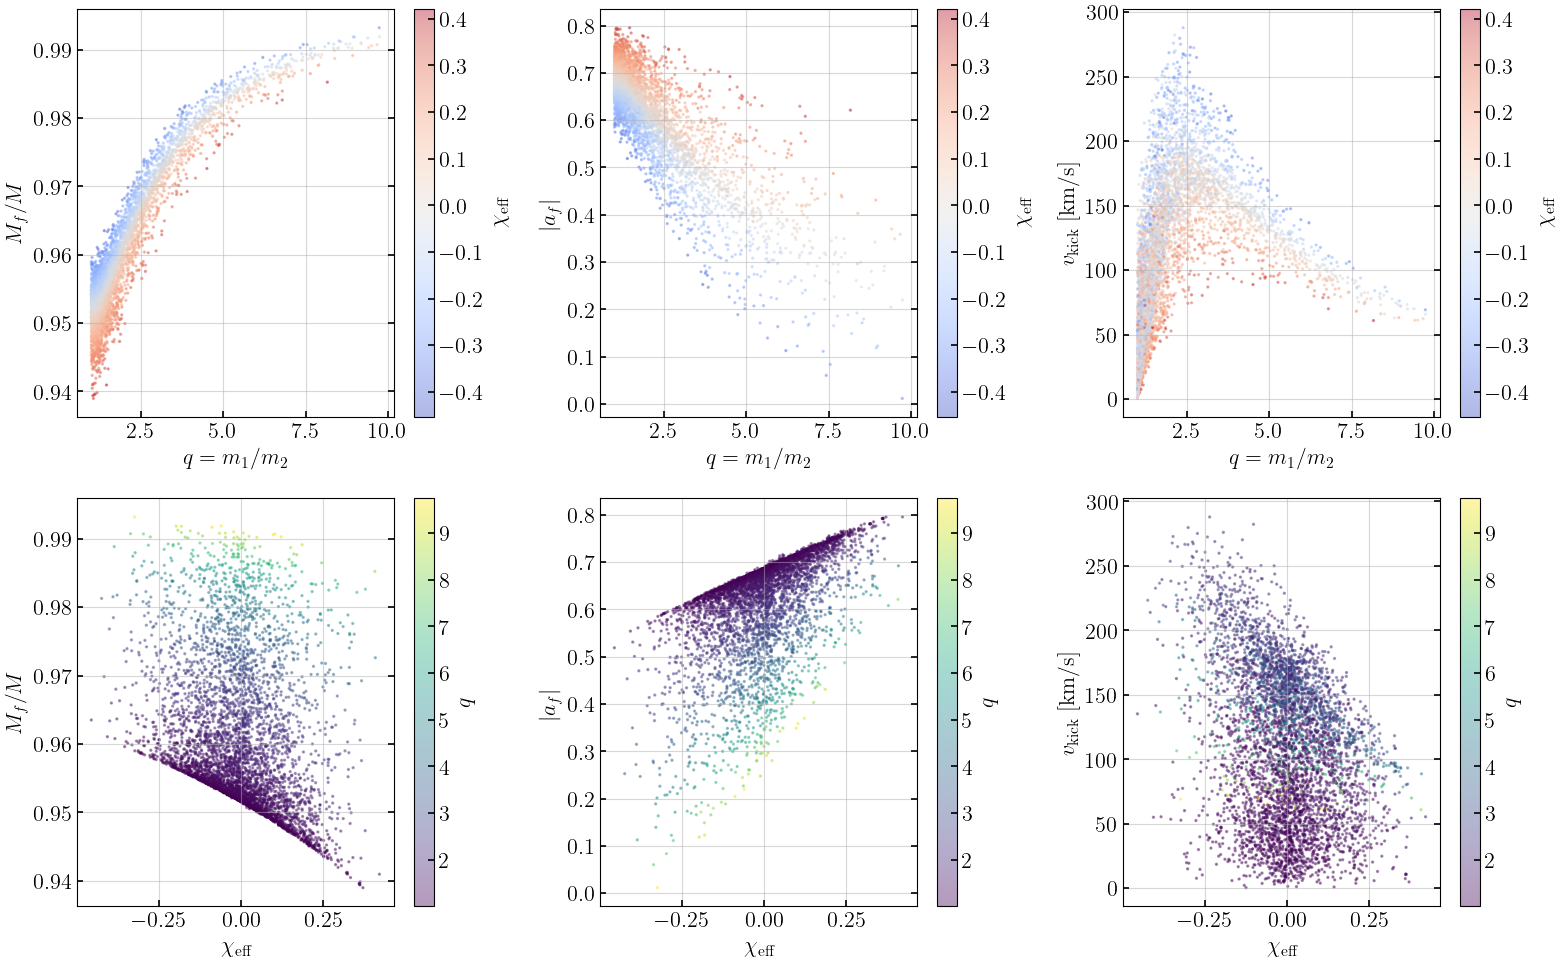
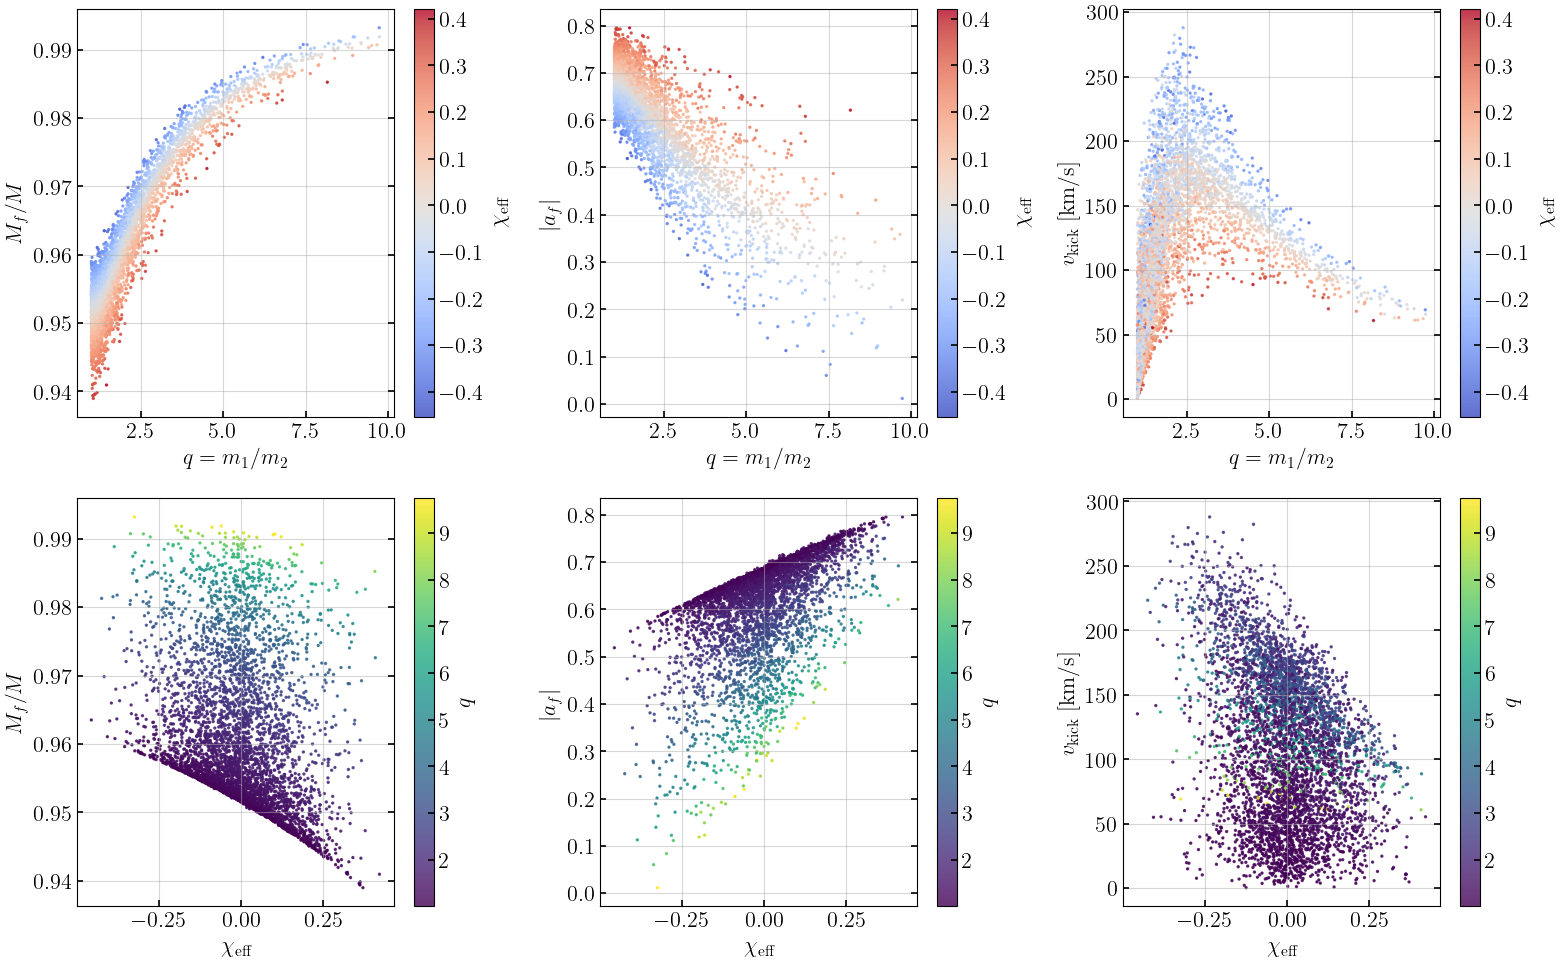
Code edit (unified diff) that turned the first committed figure into the second:
--- before
+++ after
@@ -8,15 +8,15 @@
 
 # --- Top row: color by chi_eff ---
-sc0 = axes[0, 0].scatter(q, Mf_frac, c=chi_eff_vals, s=2, alpha=0.4, cmap='coolwarm')
+sc0 = axes[0, 0].scatter(q, Mf_frac, c=chi_eff_vals, s=2, alpha=0.8, cmap='coolwarm')
 axes[0, 0].set_xlabel(r'$q = m_1/m_2$')
 axes[0, 0].set_ylabel(r'$M_f / M$')
 plt.colorbar(sc0, ax=axes[0, 0], label=r'$\chi_{\rm eff}$')
 
-sc1 = axes[0, 1].scatter(q, af_abs, c=chi_eff_vals, s=2, alpha=0.4, cmap='coolwarm')
+sc1 = axes[0, 1].scatter(q, af_abs, c=chi_eff_vals, s=2, alpha=0.8, cmap='coolwarm')
 axes[0, 1].set_xlabel(r'$q = m_1/m_2$')
 axes[0, 1].set_ylabel(r'$|a_f|$')
 plt.colorbar(sc1, ax=axes[0, 1], label=r'$\chi_{\rm eff}$')
 
-sc2 = axes[0, 2].scatter(q, vk, c=chi_eff_vals, s=2, alpha=0.4, cmap='coolwarm')
+sc2 = axes[0, 2].scatter(q, vk, c=chi_eff_vals, s=2, alpha=0.8, cmap='coolwarm')
 axes[0, 2].set_xlabel(r'$q = m_1/m_2$')
 axes[0, 2].set_ylabel(r'$v_{\rm kick}\;[{\rm km/s}]$')
@@ -24,15 +24,15 @@
 
 # --- Bottom row: color by q ---
-sc3 = axes[1, 0].scatter(chi_eff_vals, Mf_frac, c=q, s=2, alpha=0.4, cmap='viridis')
+sc3 = axes[1, 0].scatter(chi_eff_vals, Mf_frac, c=q, s=2, alpha=0.8, cmap='viridis')
 axes[1, 0].set_xlabel(r'$\chi_{\rm eff}$')
 axes[1, 0].set_ylabel(r'$M_f / M$')
 plt.colorbar(sc3, ax=axes[1, 0], label=r'$q$')
 
-sc4 = axes[1, 1].scatter(chi_eff_vals, af_abs, c=q, s=2, alpha=0.4, cmap='viridis')
+sc4 = axes[1, 1].scatter(chi_eff_vals, af_abs, c=q, s=2, alpha=0.8, cmap='viridis')
 axes[1, 1].set_xlabel(r'$\chi_{\rm eff}$')
 axes[1, 1].set_ylabel(r'$|a_f|$')
 plt.colorbar(sc4, ax=axes[1, 1], label=r'$q$')
 
-sc5 = axes[1, 2].scatter(chi_eff_vals, vk, c=q, s=2, alpha=0.4, cmap='viridis')
+sc5 = axes[1, 2].scatter(chi_eff_vals, vk, c=q, s=2, alpha=0.8, cmap='viridis')
 axes[1, 2].set_xlabel(r'$\chi_{\rm eff}$')
 axes[1, 2].set_ylabel(r'$v_{\rm kick}\;[{\rm km/s}]$')

Commit: Add tutorial 10 (displacement & return times), Sphinx docs, and notebook fixes